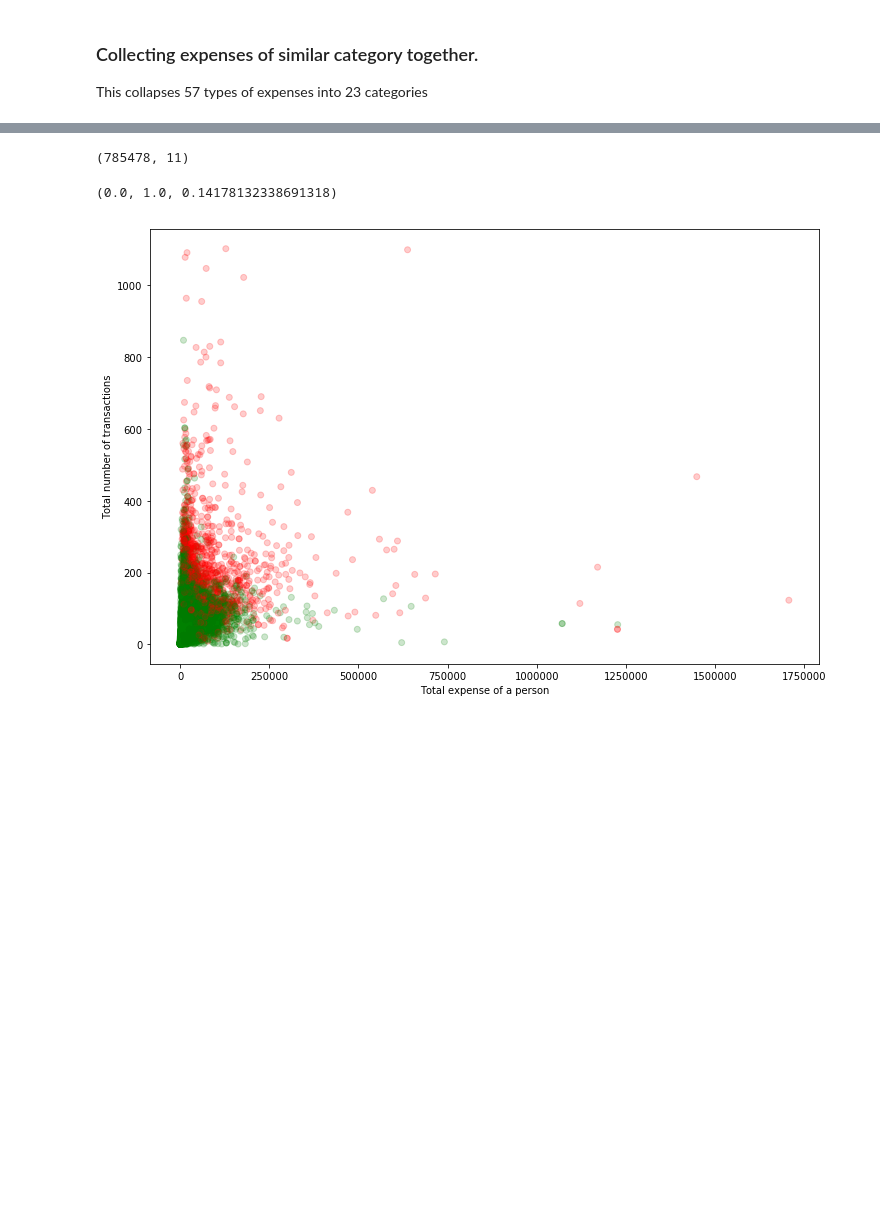
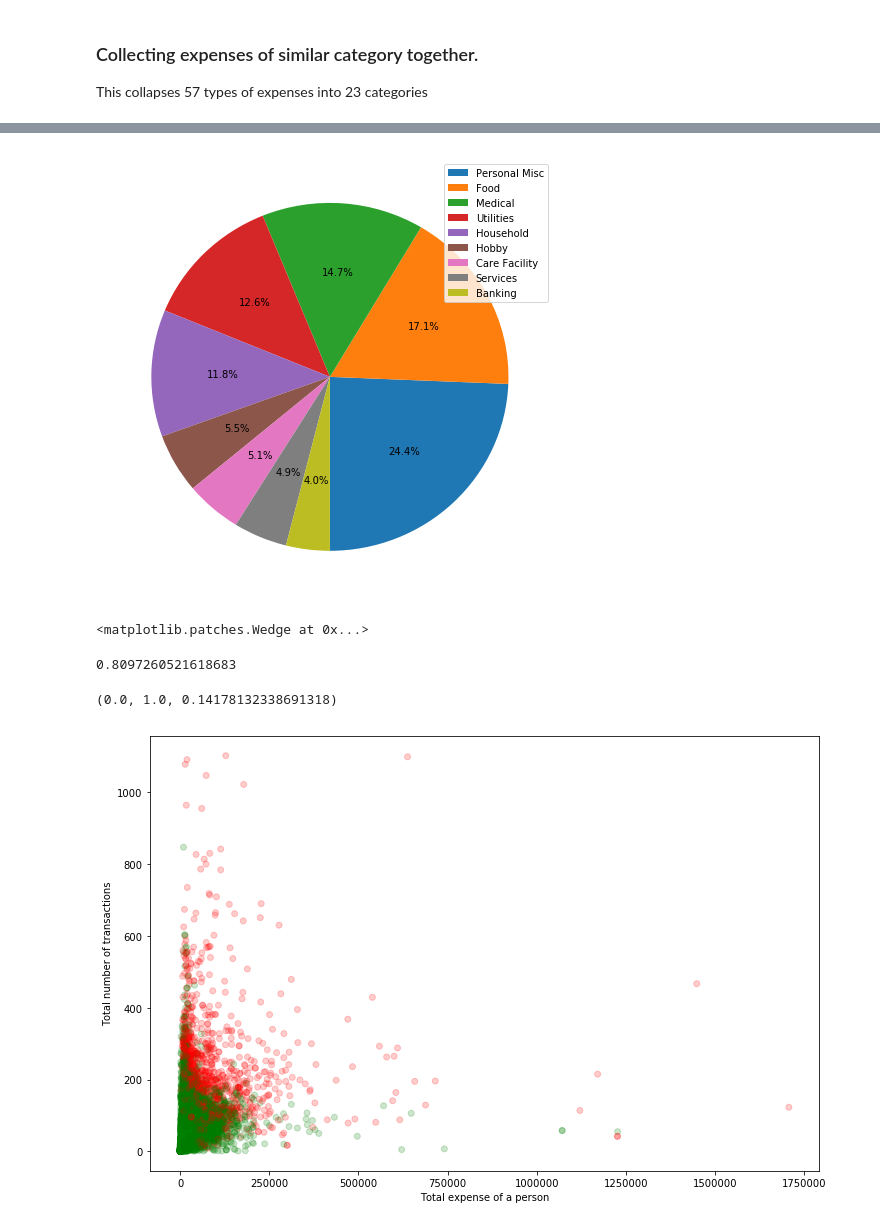
Before and after one commit to sanhitamj/elderly_fraud_detection, a Jupyter notebook: DataPipeline.ipynb, the cells around one changed output, grey strips where cells are left out. Drawn from its saved outputs; the diff is of its cells as text; code cells hidden in the pictures; blank space fills up the shorter version.

```diff
--- a/DataPipeline.ipynb
+++ b/DataPipeline.ipynb
@@ -202,7 +210,25 @@ df.tail()
-# %%
-df.shape
-# %% [output]
-(785478, 11)
+# %%
+expense_counts = df['TranCatColl'].value_counts()
+
+
+labels = expense_counts[expense_counts > 25000].index.tolist()
+# %%
+plt.figure(figsize=(8,8))
+patches, texts, a = plt.pie(expense_counts[expense_counts > 25000],  autopct='%1.1f%%'
+                            , startangle=-90)
+plt.legend(patches, labels, loc="best")
+plt.savefig('images/transaction_cat_pie.png')
+plt.show()
+# %% [output]
+[figure, added]
+# %%
+patches[1]
+# %% [output]
+<matplotlib.patches.Wedge at 0x...>
+# %%
+np.sum(expense_counts[expense_counts > 25000])*1.0/len(df)
+# %% [output]
+0.8097260521618683
 # %%
 def counting_neighbours(cat, df):
     '''
```
Also changed, not shown: parts of 3 cells of this notebook, 11 other files.
